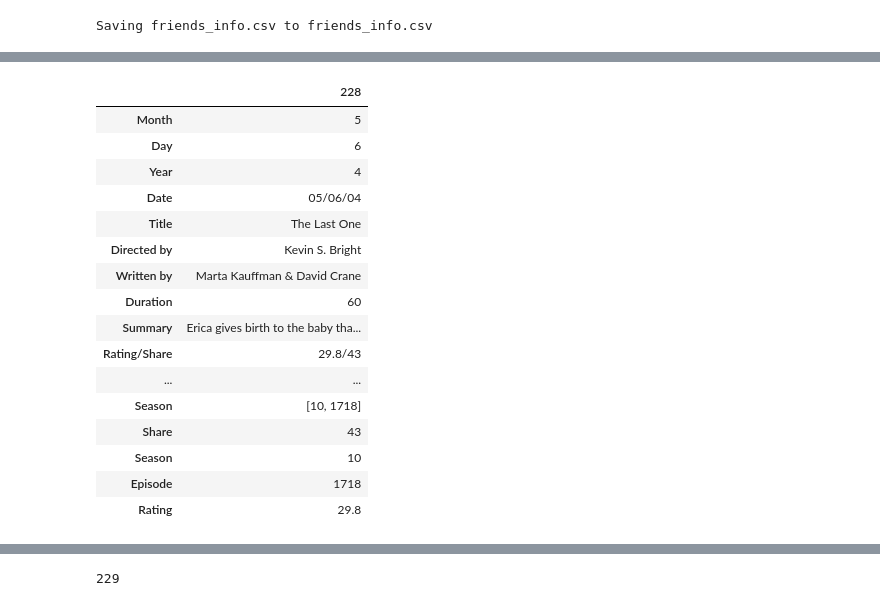
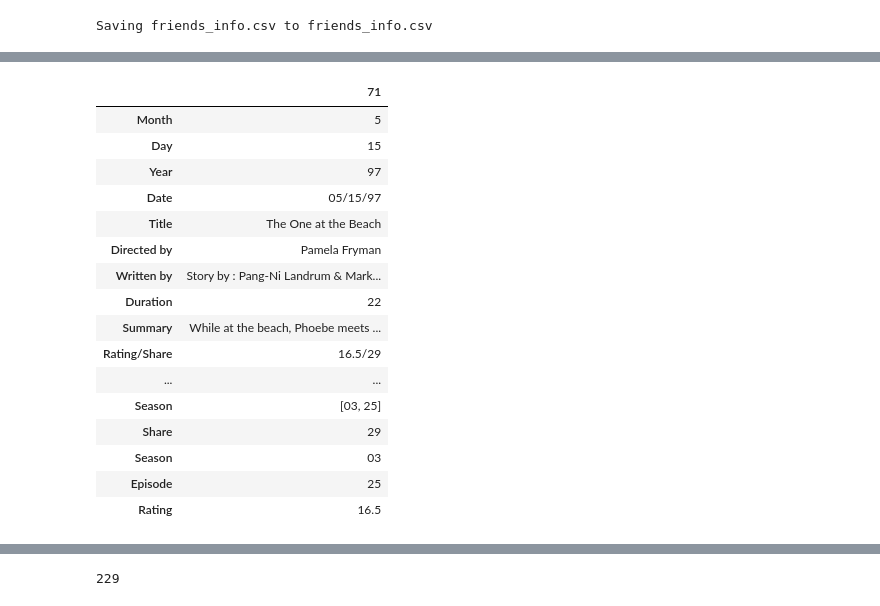
Before and after one commit to goodofd3ath2/AspNetCore.Docs, a Jupyter notebook: Cópia_de_Untitled0.ipynb, the cells around one changed output, grey strips where cells are left out. Drawn from its saved outputs; the diff is of its cells as text; code cells hidden in the pictures.

```diff
--- a/Cópia_de_Untitled0.ipynb
+++ b/Cópia_de_Untitled0.ipynb
@@ -66,22 +66,22 @@ df = pd.concat((timedf, df, sedf), axis=1)
 df["U.S. viewers"] = df["U.S. viewers"].apply(lambda x: float(x.replace(' million', '')))#tira o million e o recoloca junto ao nome da coluna
 df = df.rename(columns={"U.S. viewers": "U.S. viewers (in million)"})
 # %%
-df[df['U.S. viewers (in million)'] == 52.46].T #o ultimo episodio
+df[df['U.S. viewers (in million)'] == 28.8].T #um episodio escolhido
 # %% [output]
-|  | 228 |
+|  | 71 |
 | Month | 5 |
-| Day | 6 |
-| Year | 4 |
-| Date | 05/06/04 |
-| Title | The Last One |
-| Directed by | Kevin S. Bright |
-| Written by | Marta Kauffman & David Crane |
-| Duration | 60 |
-| Summary | Erica gives birth to the baby tha... |
-| Rating/Share | 29.8/43 |
+| Day | 15 |
+| Year | 97 |
+| Date | 05/15/97 |
+| Title | The One at the Beach |
+| Directed by | Pamela Fryman |
+| Written by | Story by : Pang-Ni Landrum & Mark... |
+| Duration | 22 |
+| Summary | While at the beach, Phoebe meets ... |
+| Rating/Share | 16.5/29 |
 | ... | ... |
-| Season | [10, 1718] |
-| Share | 43 |
-| Season | 10 |
-| Episode | 1718 |
-| Rating | 29.8 |
+| Season | [03, 25] |
+| Share | 29 |
+| Season | 03 |
+| Episode | 25 |
+| Rating | 16.5 |
```
Also changed, not shown: parts of 7 cells of this notebook.
